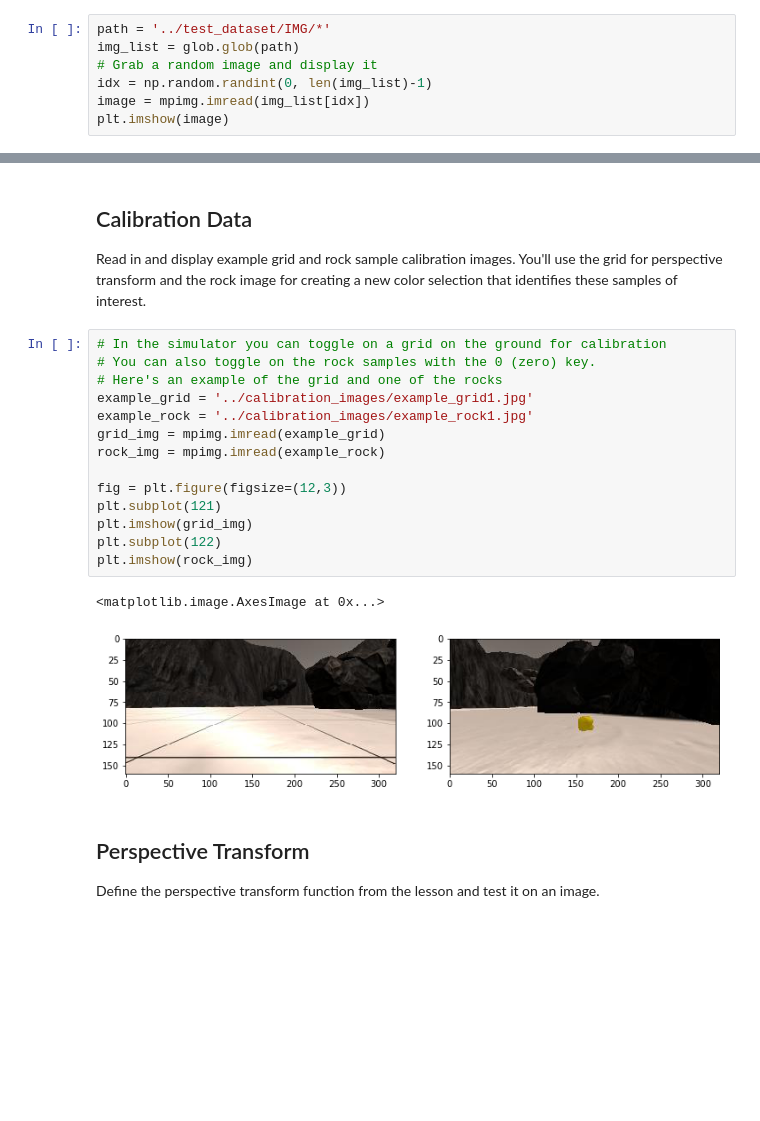
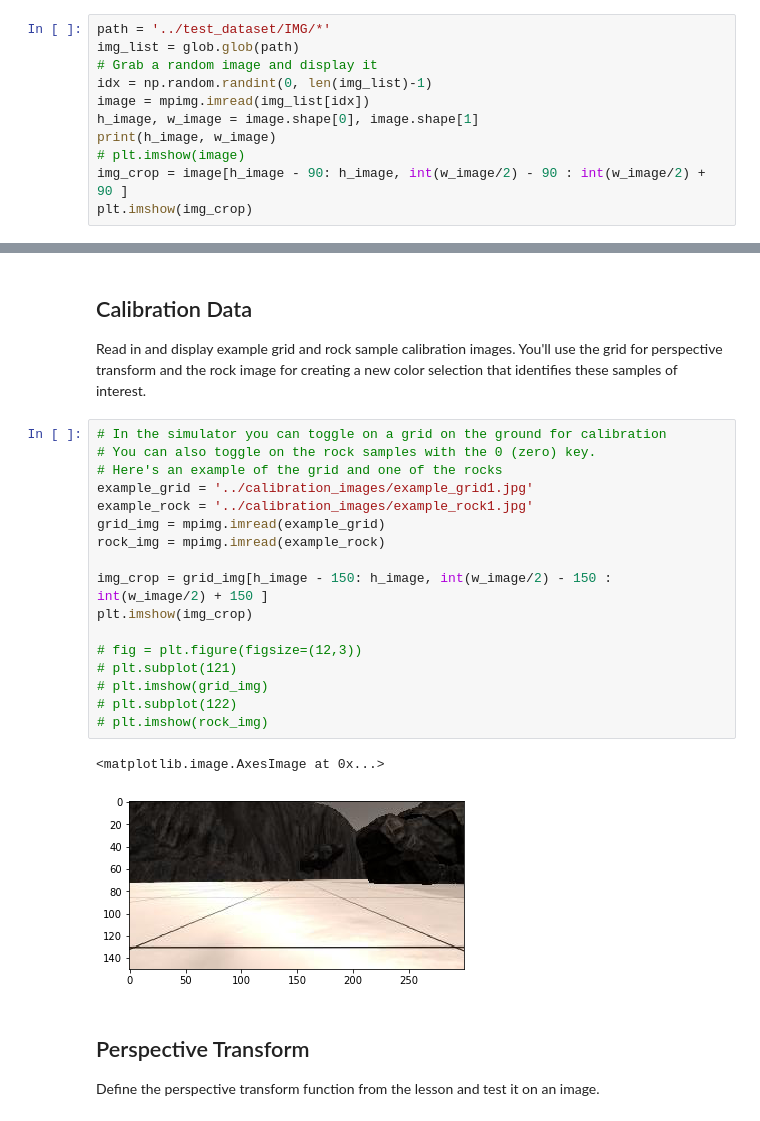
Before and after one commit to shivangg/rover_challenge, a Jupyter notebook: code/Rover_Project_Test_Notebook.ipynb, the cells around one changed output, grey strips where cells are left out. Cells and saved outputs as stored; diff of their text form; blank space fills up the shorter version.

```diff
--- a/code/Rover_Project_Test_Notebook.ipynb
+++ b/code/Rover_Project_Test_Notebook.ipynb
@@ -40,5 +40,9 @@ img_list = glob.glob(path)
 # Grab a random image and display it
 idx = np.random.randint(0, len(img_list)-1)
 image = mpimg.imread(img_list[idx])
-plt.imshow(image)
+h_image, w_image = image.shape[0], image.shape[1]
+print(h_image, w_image)
+# plt.imshow(image)
+img_crop = image[h_image - 90: h_image, int(w_image/2) - 90 : int(w_image/2) + 90 ]
+plt.imshow(img_crop)
 # %% [output]
@@ -50,20 +55,23 @@ Read in and display example grid and rock sample calibration images.  You'll use
 # %%
 # In the simulator you can toggle on a grid on the ground for calibration
 # You can also toggle on the rock samples with the 0 (zero) key.
 # Here's an example of the grid and one of the rocks
 example_grid = '../calibration_images/example_grid1.jpg'
 example_rock = '../calibration_images/example_rock1.jpg'
 grid_img = mpimg.imread(example_grid)
 rock_img = mpimg.imread(example_rock)
 
-fig = plt.figure(figsize=(12,3))
-plt.subplot(121)
-plt.imshow(grid_img)
-plt.subplot(122)
-plt.imshow(rock_img)
+img_crop = grid_img[h_image - 150: h_image, int(w_image/2) - 150 : int(w_image/2) + 150 ]
+plt.imshow(img_crop)
+
+# fig = plt.figure(figsize=(12,3))
+# plt.subplot(121)
+# plt.imshow(grid_img)
+# plt.subplot(122)
+# plt.imshow(rock_img)
 # %% [output]
 <matplotlib.image.AxesImage at 0x...>
-[figure, old version]
+[figure, new version]
 # %% [markdown]
 ## Perspective Transform
 
```
Also changed, not shown: parts of 4 cells of this notebook.
